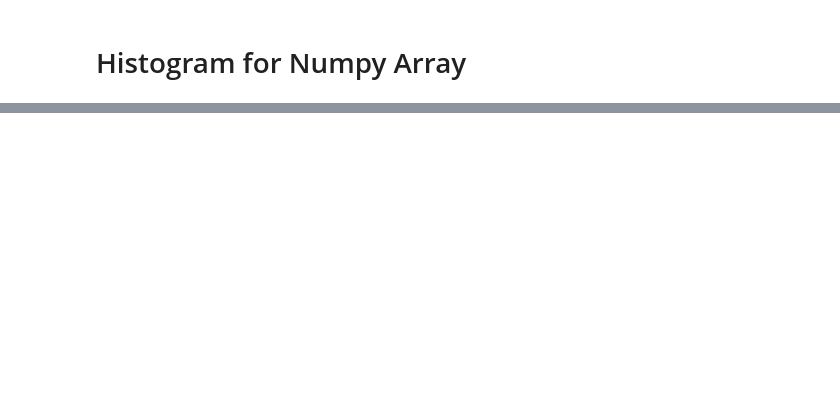
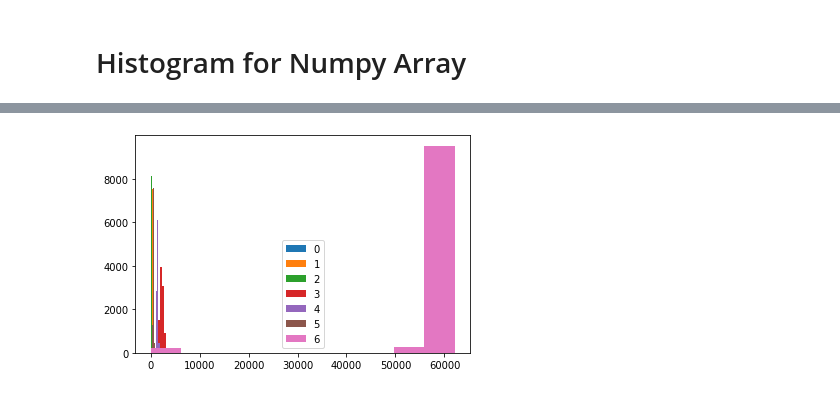
Before and after one commit to Project-Canopy/cb_feature_detection, a Jupyter notebook: inference/inference_pipeline.ipynb, the cells around one changed output, grey strips where cells are left out. Cells and saved outputs as stored; diff of their text form; code cells hidden in the pictures; blank space fills up the shorter version.

```diff
--- a/inference/inference_pipeline.ipynb
+++ b/inference/inference_pipeline.ipynb
@@ -637,0 +685,4 @@ plt.show()
+# %%
+np_hist(data1,tensor=False)
+# %% [output]
+[figure, added]
```
Also changed, not shown: parts of 28 cells of this notebook, 3 other files.
